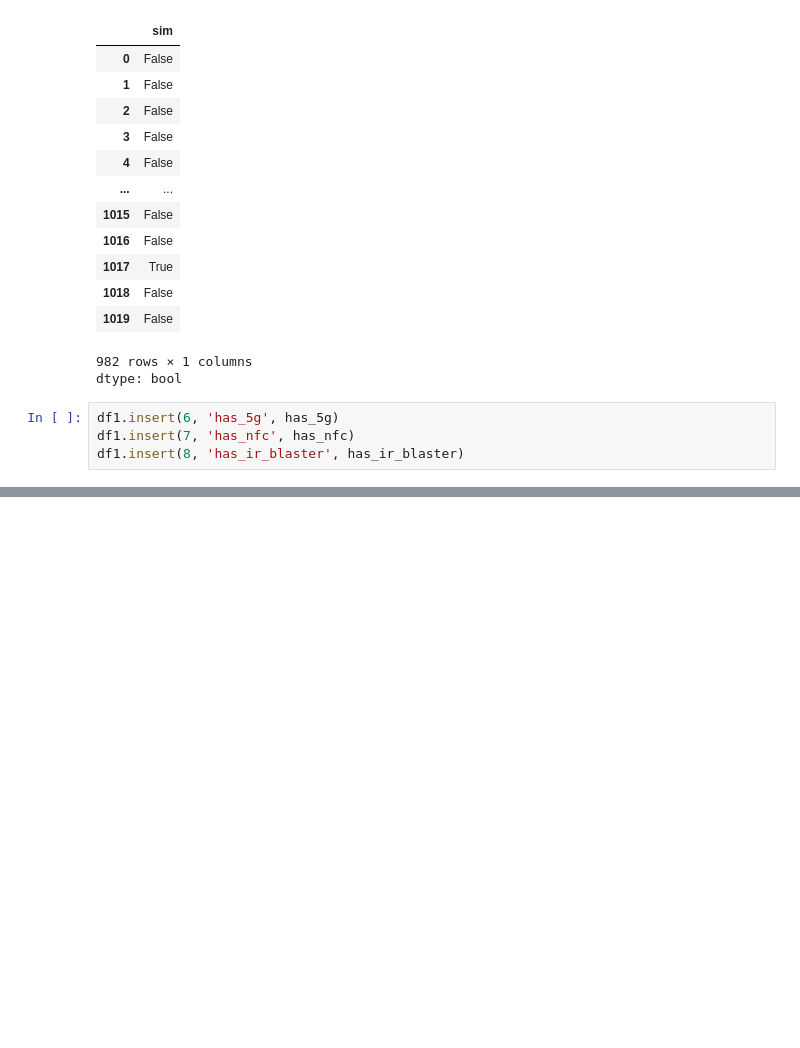
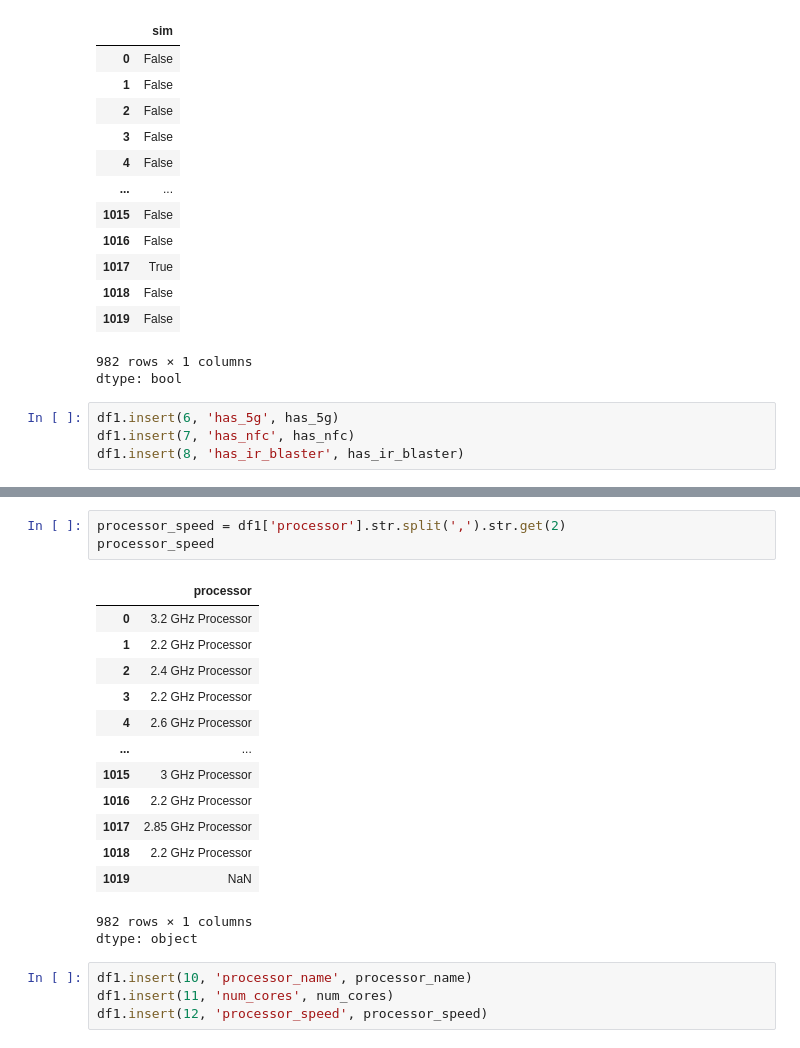
Before and after one commit to Muhammad-Waleed-Source/Data-Analysis-Process, a Jupyter notebook: Data Cleaning/1-Data-Cleaning.ipynb, the cells around one changed output, grey strips where cells are left out. Cells and saved outputs as stored; diff of their text form; blank space fills up the shorter version.

```diff
--- a/Data Cleaning/1-Data-Cleaning.ipynb
+++ b/Data Cleaning/1-Data-Cleaning.ipynb
@@ -1049,0 +1107,22 @@ df1.head()
+# %%
+processor_speed = df1['processor'].str.split(',').str.get(2)
+processor_speed
+# %% [output]
+|  | processor |
+| 0 | 3.2 GHz Processor |
+| 1 | 2.2 GHz Processor |
+| 2 | 2.4 GHz Processor |
+| 3 | 2.2 GHz Processor |
+| 4 | 2.6 GHz Processor |
+| ... | ... |
+| 1015 | 3 GHz Processor |
+| 1016 | 2.2 GHz Processor |
+| 1017 | 2.85 GHz Processor |
+| 1018 | 2.2 GHz Processor |
+| 1019 | NaN |
+982 rows × 1 columns
+dtype: object
+# %%
+df1.insert(10, 'processor_name', processor_name)
+df1.insert(11, 'num_cores', num_cores)
+df1.insert(12, 'processor_speed', processor_speed)
```
Also changed, not shown: parts of 6 cells of this notebook.
